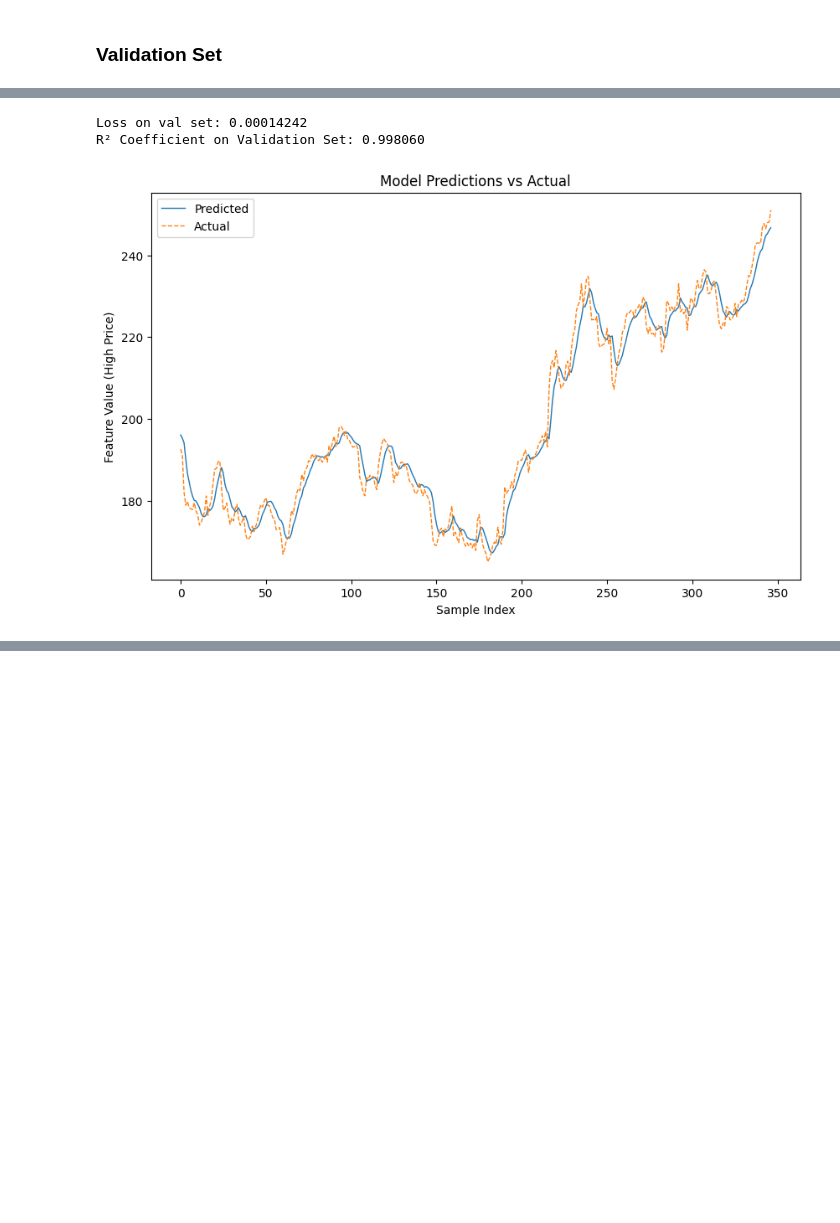
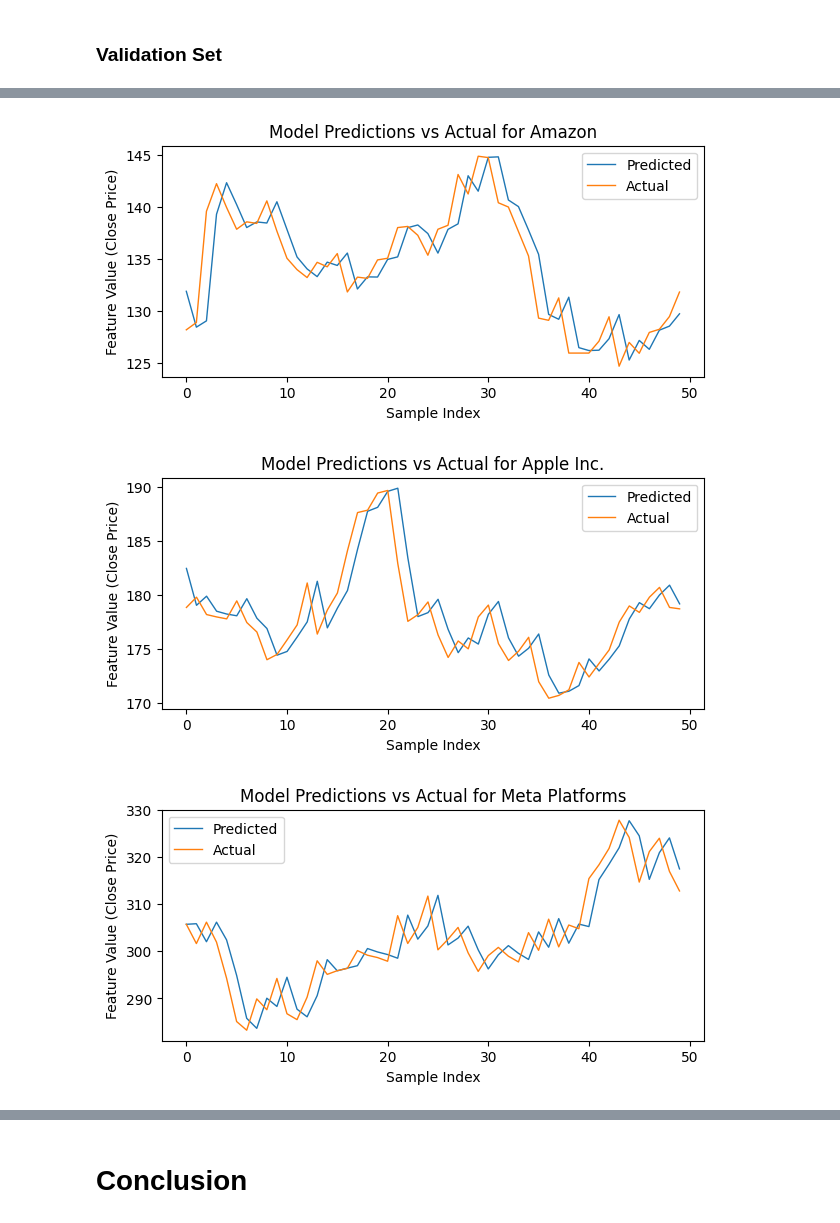
Before and after one commit to rrrbbb1/lstm-stock-prediction, a Jupyter notebook: notebook.ipynb, the cells around one changed output, grey strips where cells are left out. Drawn from its saved outputs; the diff is of its cells as text; code cells hidden in the pictures; blank space fills up the shorter version.

```diff
--- a/notebook.ipynb
+++ b/notebook.ipynb
@@ -742,10 +946,10 @@ test_loader = DataLoader(test_dataset, batch_size=64, shuffle=False, generator=g
 # %%
 input_dim = train_data.shape[2]
-hidden_dim = 512
+hidden_dim = 64
 num_layers = 1
 output_dim = 1
 
-learning_rate=  0.0005
+learning_rate=  0.001
 dropout = 0.1
 weight_decay = 5e-5
 
@@ -988,3 +1201,6 @@ num_val_dates = len(val['date'].drop_duplicates().values)
+# %%
+merged = pd.merge(prices, news, on='date', how='inner')
+train, val, split_date = date_train_val_split(merged, train_size=0.8)
 # %%
 for company in companies:
     train_ex = train[train['Company'] == company]['Close'].values
@@ -1069,6 +1279,6 @@ test_loader = DataLoader(test_dataset, batch_size=64, shuffle=False, generator=g
 # %%
 input_dim = train_data.shape[2]
-hidden_dim = 512
+hidden_dim = 64
 num_layers = 1
 output_dim = 1
 
@@ -1205,0 +1406,12 @@ val_loader = DataLoader(val_dataset, batch_size=64, shuffle=False)
+# %%
+val_data_scaled, val_scalers = scale_sequences(val_sequence)
+
+val_data = val_data_scaled
+val_dataset = TimeSeriesDataset(val_data_scaled)
+generator = torch.Generator()
+generator.manual_seed(42)
+val_loader = DataLoader(val_dataset, batch_size=64, shuffle=False, generator=generator)
+
+predictions, targets, loss = evaluate_model(model, val_loader, criterion, val_scalers)
+r2 = r2_score(targets, predictions)
+print(f"R² Coefficient on Validation Set: {r2:.6f}")
@@ -1206,20 +1430,16 @@ val_loader = DataLoader(val_dataset, batch_size=64, shuffle=False)
 # %%
-predictions, targets, loss = evaluate_model(model, val_loader, criterion, scalers)
-print(f'Loss on val set: {loss:.8f}')
-r2 = r2_score(targets, predictions)
-print(f"R² Coefficient on Validation Set: {r2:.6f}")
-
-window = 347
-initial = 347
-plt.figure(figsize=(10, 6))
-plt.plot(predictions[initial: initial+window], label="Predicted", linestyle="-", linewidth=1)
-plt.plot(targets[initial: initial+window], label="Actual", linestyle="--", linewidth=1)
-plt.title("Model Predictions vs Actual")
-plt.xlabel("Sample Index")
-plt.ylabel("Feature Value (High Price)")
-plt.legend()
+window = 50
+for k in range(len(companies)):
+    initial = 350*k
+    plt.figure(figsize=(7, 3))
+    plt.plot(predictions[initial: initial+window], label="Predicted", linestyle="-", linewidth=1)
+    plt.plot(targets[initial: initial+window], label="Actual", linestyle="-", linewidth=1)
+    plt.title(f"Model Predictions vs Actual for {companies[k]}")
+    plt.xlabel("Sample Index")
+    plt.ylabel("Feature Value (Close Price)")
+    plt.legend()
 plt.show()
 # %% [output]
-Loss on val set: 0.00014242
-R² Coefficient on Validation Set: 0.998060
-[figure, old version]
+[figure, new version]
+[figure, added]
+[figure, added]
@@ -1225,0 +1453,2 @@ R² Coefficient on Validation Set: 0.998060
+# %% [markdown]
+# Conclusion
```
Also changed, not shown: parts of 54 cells of this notebook.
